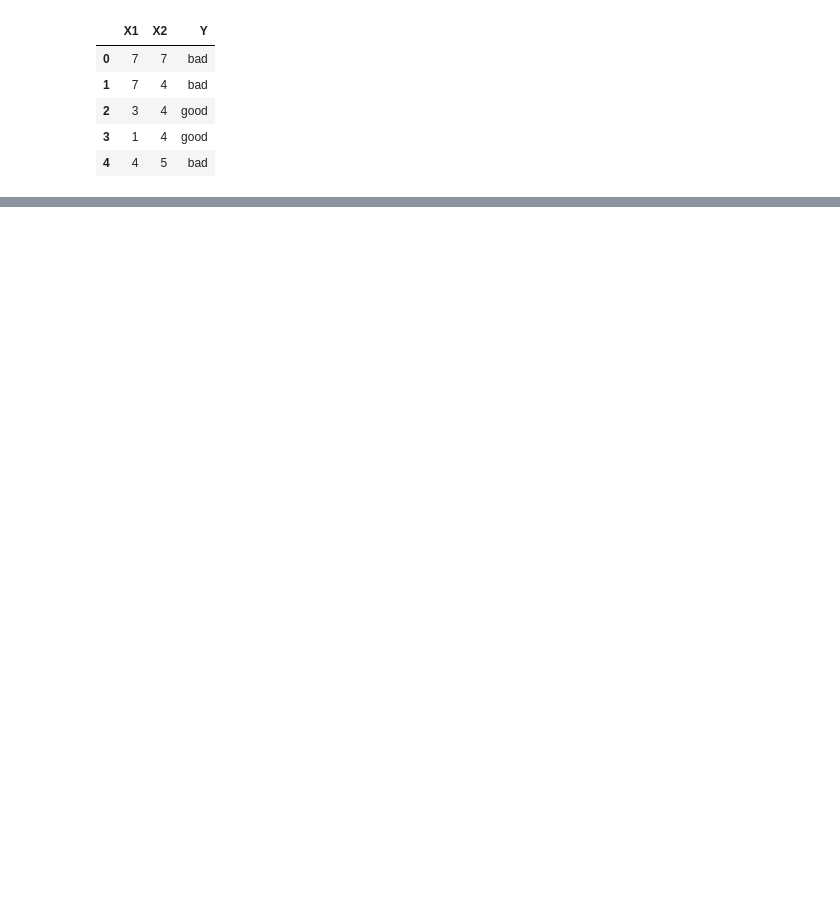
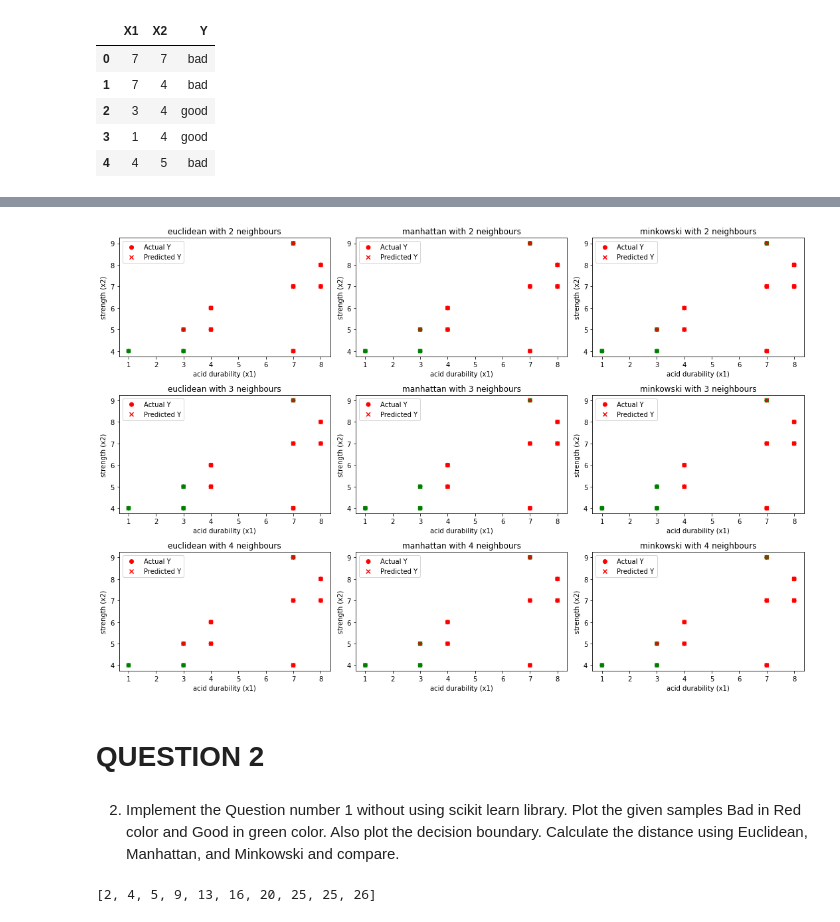
Before and after one commit to Ha-ri-ka/MIT-labs-ai-ml, a Jupyter notebook: 5th Semester/Machine Learning Lab/week9/week9.ipynb, the cells around one changed output, grey strips where cells are left out. Drawn from its saved outputs; the diff is of its cells as text; code cells hidden in the pictures; blank space fills up the shorter version.

```diff
--- a/5th Semester/Machine Learning Lab/week9/week9.ipynb
+++ b/5th Semester/Machine Learning Lab/week9/week9.ipynb
@@ -44,0 +76,10 @@ NameError: name 'accuracy_score' is not defined
+# %%
+X = data.drop('Y', axis=1)
+y = data['Y']
+distances=['euclidean', 'manhattan', 'minkowski']
+neighbours=[2,3,4]
+predictions=[]
+for k in neighbours:
+    for dist in distances:
+        pred=knn(X,y,dist,k)
+        predictions.append(pred)
@@ -44,0 +104,40 @@ NameError: name 'accuracy_score' is not defined
+# %%
+plt.figure(figsize=(15,10))
+plt.subplot(3,3,1)
+plt.title('euclidean with 2 neighbours')
+plotValues(y,predictions[0])
+plt.subplot(3,3,2)
+plt.title('manhattan with 2 neighbours')
+plotValues(y,predictions[1])
+plt.subplot(3,3,3)
+plt.title('minkowski with 2 neighbours')
+plotValues(y,predictions[2])
+
+plt.subplot(3,3,4)
+plt.title('euclidean with 3 neighbours')
+plotValues(y,predictions[3])
+plt.subplot(3,3,5)
+plt.title('manhattan with 3 neighbours')
+plotValues(y,predictions[4])
+plt.subplot(3,3,6)
+plt.title('minkowski with 3 neighbours')
+plotValues(y,predictions[5])
+
+plt.subplot(3,3,7)
+plt.title('euclidean with 4 neighbours')
+plotValues(y,predictions[6])
+plt.subplot(3,3,8)
+plt.title('manhattan with 4 neighbours')
+plotValues(y,predictions[7])
+plt.subplot(3,3,9)
+plt.title('minkowski with 4 neighbours')
+plotValues(y,predictions[8])
+plt.tight_layout()
+# %% [output]
+[figure, added]
+# %% [markdown]
+# QUESTION 2
+# %% [markdown]
+2. Implement the Question number 1 without using scikit learn library. Plot the given samples Bad in Red color
+and Good in green color. Also plot the decision boundary. Calculate the distance using Euclidean, Manhattan,
+and Minkowski and compare.
@@ -44,0 +162,4 @@ NameError: name 'accuracy_score' is not defined
+# %%
+knearestneigh(inputFeature,inputs,2)
+# %% [output]
+[2, 4, 5, 9, 13, 16, 20, 25, 25, 26]
```
Also changed, not shown: parts of 8 cells of this notebook.
